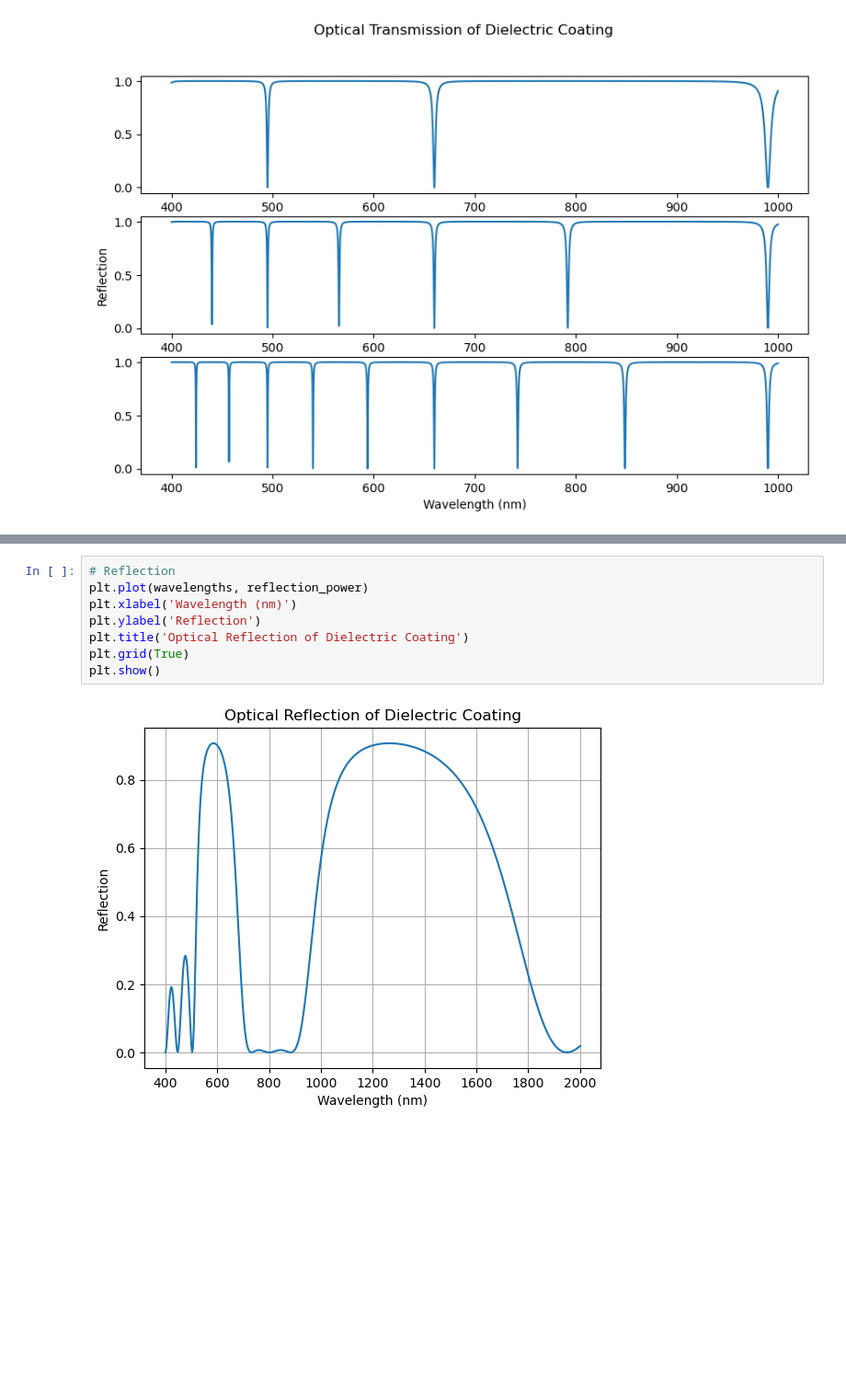
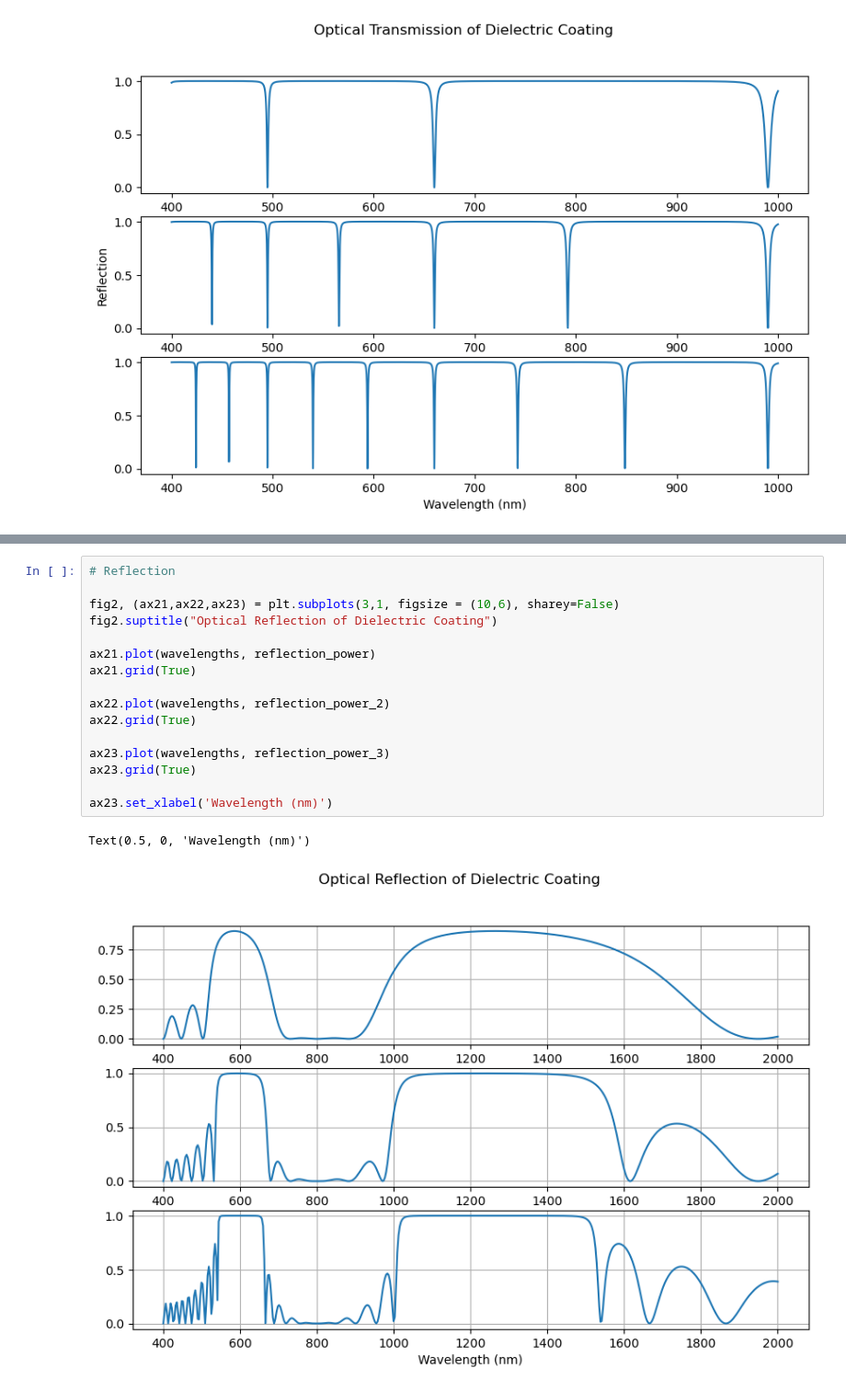
Before and after one commit to tacticstactics/Optical_thin_film_coating, a Jupyter notebook: Transfer-Matirx-Method.ipynb, the cells around one changed output, grey strips where cells are left out. Shown: that part at 92% size. Drawn from its saved outputs; the diff is of its cells as text; blank space fills up the shorter version.

```diff
--- a/Transfer-Matirx-Method.ipynb
+++ b/Transfer-Matirx-Method.ipynb
@@ -158,10 +157,19 @@ ax13.grid(True)
-# %%
-# Reflection
-plt.plot(wavelengths, reflection_power)
-plt.xlabel('Wavelength (nm)')
-plt.ylabel('Reflection')
-plt.title('Optical Reflection of Dielectric Coating')
-plt.grid(True)
-plt.show()
-# %% [output]
-[figure, removed]
+# %%
+# Reflection
+
+fig2, (ax21,ax22,ax23) = plt.subplots(3,1, figsize = (10,6), sharey=False)
+fig2.suptitle("Optical Reflection of Dielectric Coating")
+
+ax21.plot(wavelengths, reflection_power)
+ax21.grid(True)
+
+ax22.plot(wavelengths, reflection_power_2)
+ax22.grid(True)
+
+ax23.plot(wavelengths, reflection_power_3)
+ax23.grid(True)
+
+ax23.set_xlabel('Wavelength (nm)')
+# %% [output]
+Text(0.5, 0, 'Wavelength (nm)')
+[figure, added]
```
Also changed, not shown: parts of 1 cell of this notebook.
